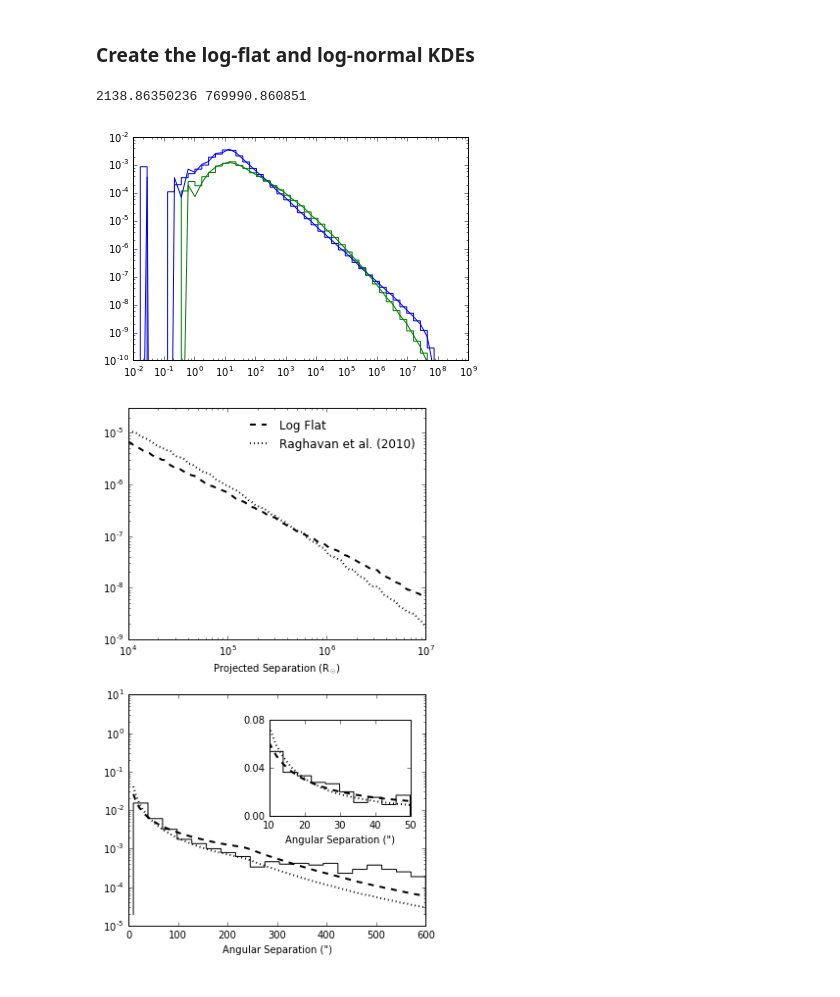
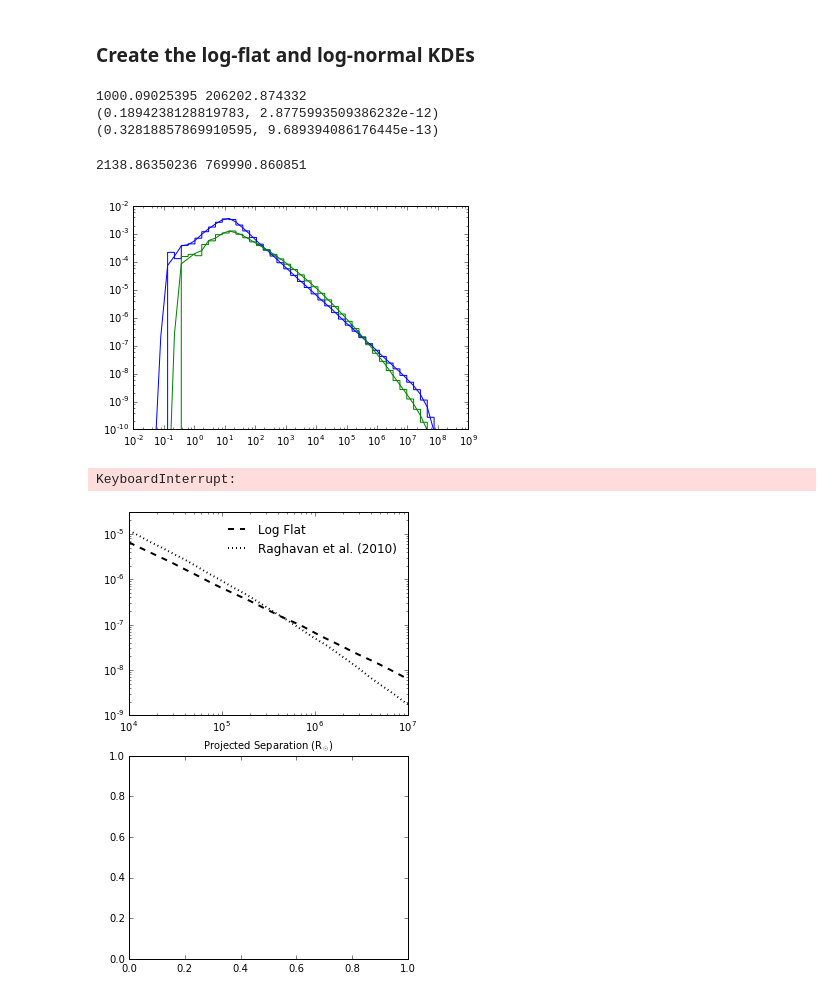
Before and after one commit to astroJeff/gaia_binaries, a Jupyter notebook: notebooks/TGAS_distribution.ipynb, the cells around one changed output. Saved outputs shown, nothing was run; the diff lists cells and outputs as text; code cells hidden in the pictures.

Commit message:
Added normalization constant to TGAS_distribution notebook

```diff
--- a/notebooks/TGAS_distribution.ipynb
+++ b/notebooks/TGAS_distribution.ipynb
@@ -507,12 +507,18 @@ def calc_integrand(dist, theta, dist_kde, s_kde):
     P_s = s_kde.evaluate((np.log10(s))) / s / np.log(10.)
 
     # Projected separation is above 1.0e7 Rsun
-    P_s[np.where(s > 1.0e7)] = 0.0
+    P_s[np.where(s > 4.41e7)] = 0.0
+
+    # Calculate normalization constant
+    s_min = 10.0 * (1.0/3600.0 * np.pi/180.0) * dist * (c.pc_to_cm / c.Rsun_to_cm)
+    s_max = np.min([1.0 * (np.pi/180.0) * dist * (c.pc_to_cm / c.Rsun_to_cm), 4.41e7])
+    norm = 1.0 / calc_P_s_norm(s_min, s_max, s_kde)[0]
 
     # Get the distance probability
     P_dist = dist_kde.evaluate((dist))
 
-    integrand = P_s * dist * P_dist
+    # Calculate integrand
+    integrand = P_s * dist * P_dist * norm
 
     return integrand
 
@@ -548,3 +573,16 @@ def calc_integral(theta, dist_min, dist_max, dist_kde, s_kde):
+# %%
+
+distance = 100.0  # pc
+s_min = 10.0 * (1.0/3600.0 * np.pi/180.0) * distance * (c.pc_to_cm / c.Rsun_to_cm)
+s_max = np.min([1.0 * (np.pi/180.0) * distance * (c.pc_to_cm / c.Rsun_to_cm), 4.41e7])
+
+print s_min*c.Rsun_to_cm/c.AU_to_cm, s_max*c.Rsun_to_cm/c.AU_to_cm
+print calc_P_s_norm(s_min, s_max, log_normal_sep_kde)
+print calc_P_s_norm(s_min, s_max, log_flat_sep_kde)
+# %% [output]
+1000.09025395 206202.874332
+(0.1894238128819783, 2.8775993509386232e-12)
+(0.32818857869910595, 9.689394086176445e-13)
 # %%
 dist_min = 0.0
 dist_max = 200.0
@@ -568,14 +600,14 @@ log_normal_sep_kde = gaussian_kde(P_binary.binary_set['proj_sep'], bw_method=0.0
 bins = 10**np.linspace(-2,9,50)
 
 P_binary.generate_binary_set(num_sys=100000, ecc_prob='thermal', a_prob='log_flat')
-log_flat_sep_kde = gaussian_kde(np.log10(P_binary.binary_set['proj_sep']), bw_method=0.01)
+log_flat_sep_kde = gaussian_kde(np.log10(P_binary.binary_set['proj_sep']), bw_method=0.05)
 plt.hist(P_binary.binary_set['proj_sep'], bins=bins, histtype='step', normed=True)
 prob_kde = log_flat_sep_kde.evaluate((np.log10(bins))) / bins / np.log(10.)
 plt.plot(bins, prob_kde, color='b')
 
 
 P_binary.generate_binary_set(num_sys=100000, ecc_prob='thermal', a_prob='raghavan')
-log_normal_sep_kde = gaussian_kde(np.log10(P_binary.binary_set['proj_sep']), bw_method=0.01)
+log_normal_sep_kde = gaussian_kde(np.log10(P_binary.binary_set['proj_sep']), bw_method=0.05)
 
 
 plt.hist(P_binary.binary_set['proj_sep'], bins=bins, histtype='step', normed=True)
@@ -590,7 +622,7 @@ plt.yscale('log')
 
 plt.show()
 # %% [output]
-[figure, old version]
+[figure, new version]
 # %%
 fig, ax = plt.subplots(2, 1, figsize=(5, 8))
 
@@ -611,7 +643,8 @@ ax[0].legend(loc=1, frameon=False)
 
 
 
-num_samples = 100
+
+num_samples = 10
 xmin, xmax = 10, 600
 idx_tmp = np.intersect1d(idx_200, np.where(TGAS_good['theta']>xmin)[0])
 idx = np.intersect1d(idx_tmp, np.where(TGAS_good['theta']<xmax)[0])
@@ -652,7 +685,7 @@ left, bottom, width, height = [0.5, 0.26, 0.4, 0.17]
 ax2 = fig.add_axes([left, bottom, width, height])
 
 
-num_samples = 20
+num_samples = 10
 xmin, xmax = 10, 50
 idx_tmp = np.intersect1d(idx_200, np.where(TGAS_good['theta']>xmin)[0])
 idx = np.intersect1d(idx_tmp, np.where(TGAS_good['theta']<xmax)[0])
@@ -662,33 +695,34 @@ P_theta = np.zeros(num_samples)
 
 # Log-flat distribution
 for i in np.arange(num_samples):
     P_theta[i] = calc_integral(tmp_theta[i], dist_min, dist_max, dist_kde, log_flat_sep_kde)[0]
 
 weight = 1.0/np.mean(P_theta)/(xmax-xmin)
 ax2.plot(tmp_theta, P_theta * weight, color='k', linestyle='dashed', linewidth=2.0)
 
 # Log-normal distribution
 for i in np.arange(num_samples):
     P_theta[i] = calc_integral(tmp_theta[i], dist_min, dist_max, dist_kde, log_normal_sep_kde)[0]
 
 weight = 1.0/np.mean(P_theta)/(xmax-xmin)
 ax2.plot(tmp_theta, P_theta * weight, color='k', linestyle='dotted', linewidth=2.0)
 
 
 # Our pairs
 ax2.hist(TGAS_good['theta'][idx], histtype='step', color='k', bins=10, log=False, normed=True,
          range=(xmin,xmax), label=r'$d < 200$ pc')
 
 ax2.set_xlabel('Angular Separation (")')
 #ax2.set_yscale('log')
 ax2.set_ylim(0.0, 0.08)
 ax2.set_xticks([10, 20, 30, 40, 50])
 ax2.set_yticks([0.0, 0.04, 0.08])
 
 
 
 plt.tight_layout()
-plt.savefig('../figures/TGAS_theta_dist.pdf')
-#plt.show()
+#plt.savefig('../figures/TGAS_theta_dist.pdf')
+plt.show()
 # %% [output]
+KeyboardInterrupt:
-[figure, old version]
+[figure, new version]
```
Also changed, not shown: parts of 6 cells of this notebook.
